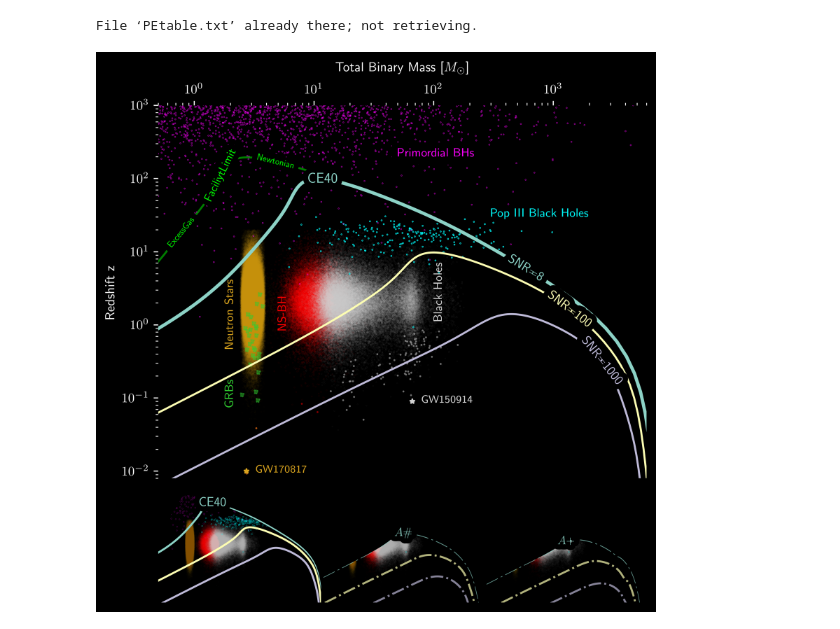
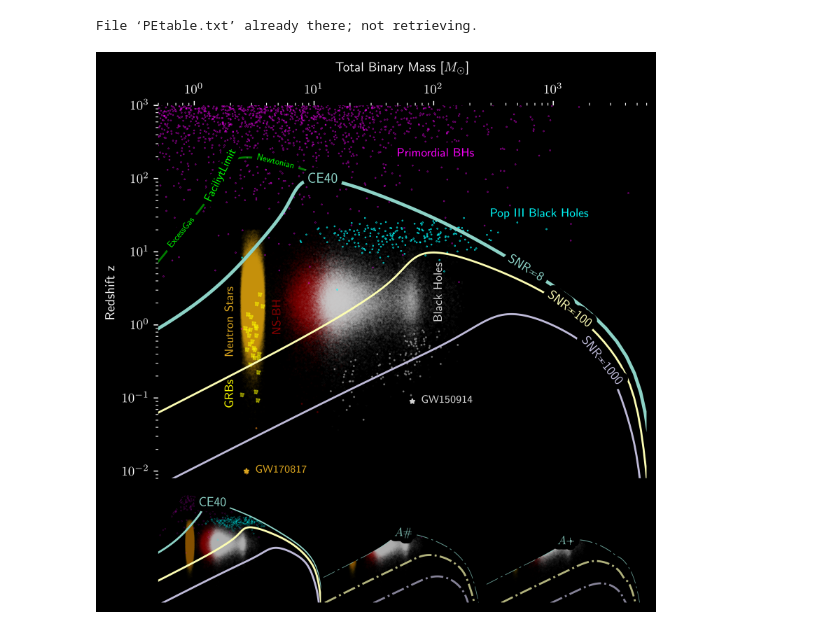
Before and after one commit to sugwg/ce-plots, a Jupyter notebook: ce_horizon.ipynb, the cells around one changed output. Saved outputs shown, nothing was run; the diff lists cells and outputs as text; code cells hidden in the pictures.

```diff
--- a/ce_horizon.ipynb
+++ b/ce_horizon.ipynb
@@ -192,25 +192,32 @@ from matplotlib import ticker
 from labellines import labelLine, labelLines, labelLine
 from scipy.interpolate import interp1d
 
+
 style = 'black'
 
 bns_color = 'goldenrod'
-nsbh_color = '#FF0000'
-pt_color = 'cyan'
 pbh_color = 'magenta'
-grb_color = 'limegreen'
 
 if style == 'white':
     plt.style.use('default')
-    print('style')
     bgcolor = 'white'
     hcolor = 'darkgrey'
+    nsbh_color = '#FF0000'
     bhcolor = 'black'
+    tcolor = 'black'
+    pt_color = 'blue'
+    faccolor = 'limegreen'
+    grb_color = 'darkgreen'
 else:
     plt.style.use('dark_background')
+    grb_color = 'yellow'
+    pt_color = 'cyan'
     bgcolor = 'black'
+    nsbh_color = 'darkred'
     hcolor = 'black'
     bhcolor = 'lightgrey'
+    tcolor = 'white'
+    faccolor = '#00FF00'
 
 fig = plt.figure(figsize=[6, 6], dpi=400)
 gs = plt.GridSpec(2, 3, width_ratios=[1, 1, 1], height_ratios=[3, 1], wspace=0, hspace=0)
@@ -247,7 +254,7 @@ for ax in ax2:
 ldist_horizon = numpy.array(signal_amp_limit['FacilityLimit']) / 8.0
 z = redshift(ldist_horizon)
 src_mass = det_masses / (1 + z) * 2.0
-axs[0].plot(src_mass, z, label="FaciliytLimit", linestyle='-', alpha=0.5, color='#00FF00')
+axs[0].plot(src_mass, z, label="FaciliytLimit", linestyle='-', alpha=0.5, color=faccolor)
 labelLine(axs[0].get_lines()[-1], 1.7, align=True, fontsize=9, alpha=1.0)
 labelLine(axs[0].get_lines()[-1], 0.8, 'ExcessGas', align=True, fontsize=7, alpha=1.0)
 labelLine(axs[0].get_lines()[-1], 5, 'Newtonian', align=True, fontsize=7, alpha=1.0)
@@ -289,6 +296,9 @@ for snr, alpha, spos, lw, lt, ltp in zip(snrs, [1, 0.5, 0.5, 0.5],
             color=p1[-1].get_color(), linestyle='dashdot', alpha=0.7)
     if snr == snrs[0]:
         axs[2].fill_between(src_mass, z*1.05, 1000, color=hcolor, zorder=999)
+
+    #axs[0].text(1, 500, "Cosmic Explorer 40km",
+    #           color='black', fontsize=13)
 
     if snr == snrs[0]:
         labelLine(p1[0], 12, label='CE40', align=False, fontsize=11, zorder=1000)
@@ -339,33 +349,33 @@ for i, ax in enumerate(axs):
     ax.scatter(bns['srcmass1'] + bns['srcmass2'], bns['redshift'],
                s=0.001 * fac, rasterized=True, alpha=0.25, color=bns_color)
     ax.scatter(bbh['srcmass1'] + bbh['srcmass2'], bbh['redshift'],
                s=0.001 * fac, rasterized=True, alpha=0.5, color=bhcolor)
     ax.scatter(popthree['mass'], popthree['redshift'], color=pt_color, s=0.1 * fac, alpha=1.0)
     ax.scatter(pbh['mass'], pbh['redshift'],
                color=pbh_color, s=0.15 * fac, alpha=1.0, marker='.', rasterized=True)
     ax.scatter(nsbh['mass'], nsbh['redshift'],
                color=nsbh_color, s=0.05 * fac,
                alpha=0.2, marker='.', zorder=-1, rasterized=True)
 
 
 
-axs[0].text(1.8, .5, 'Neutron Stars', rotation=90, fontsize=9, color=bns_color)
-axs[0].text(5, .9, 'NS-BH', rotation=90, fontsize=9, color=nsbh_color)
+axs[0].text(1.8, .4, 'Neutron Stars', rotation=90, fontsize=9, color=bns_color)
+axs[0].text(4.5, .8, 'NS-BH', rotation=90, fontsize=9, color=nsbh_color)
 axs[0].text(100.0, 1.2, 'Black Holes', rotation=90, fontsize=9, color=bhcolor)
 axs[0].text(300.0, 30, 'Pop III Black Holes', fontsize=9, color=pt_color)
 axs[0].text(50, 200, 'Primordial BHs', fontsize=9,
             color=pbh_color, backgroundcolor=bgcolor)
 
 
 ############short grbs with redshift from Swift ########
 axs[0].scatter((bns['srcmass1'] + bns['srcmass2'])[0:len(grb_z)],
                grb_z, color=grb_color,
                linestyle='dotted', marker='.', alpha=0.5)
 axs[0].text(1.8, 0.08, 'GRBs', fontsize=9, rotation=90,
             color=grb_color)
 
 fig.subplots_adjust(wspace=0, hspace=0)
 plt.tight_layout()
 plt.savefig('znb.pdf')
 # %% [output]
-[figure, old version]
+[figure, new version]
```
Also changed, not shown: parts of 1 cell of this notebook, 4 other files.
